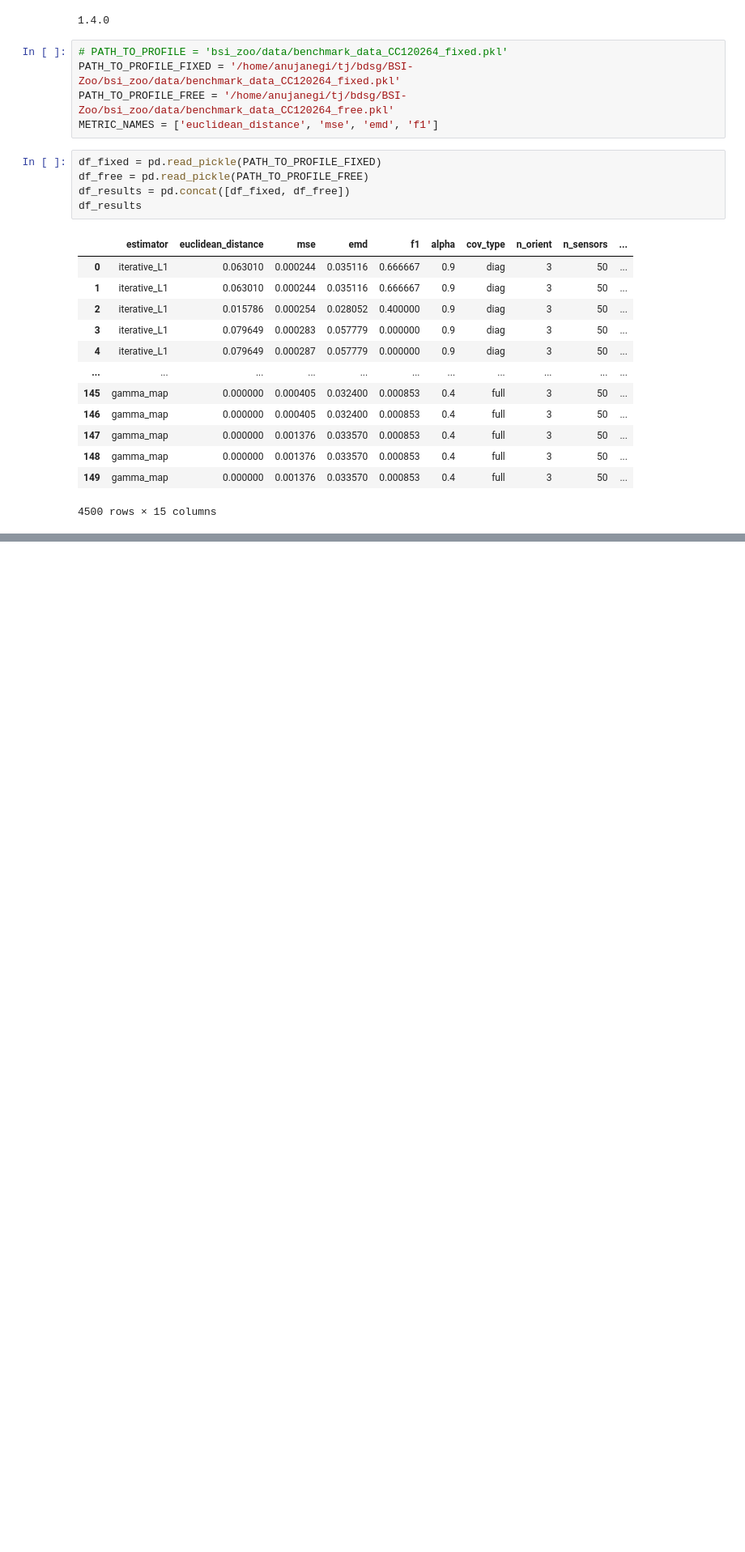
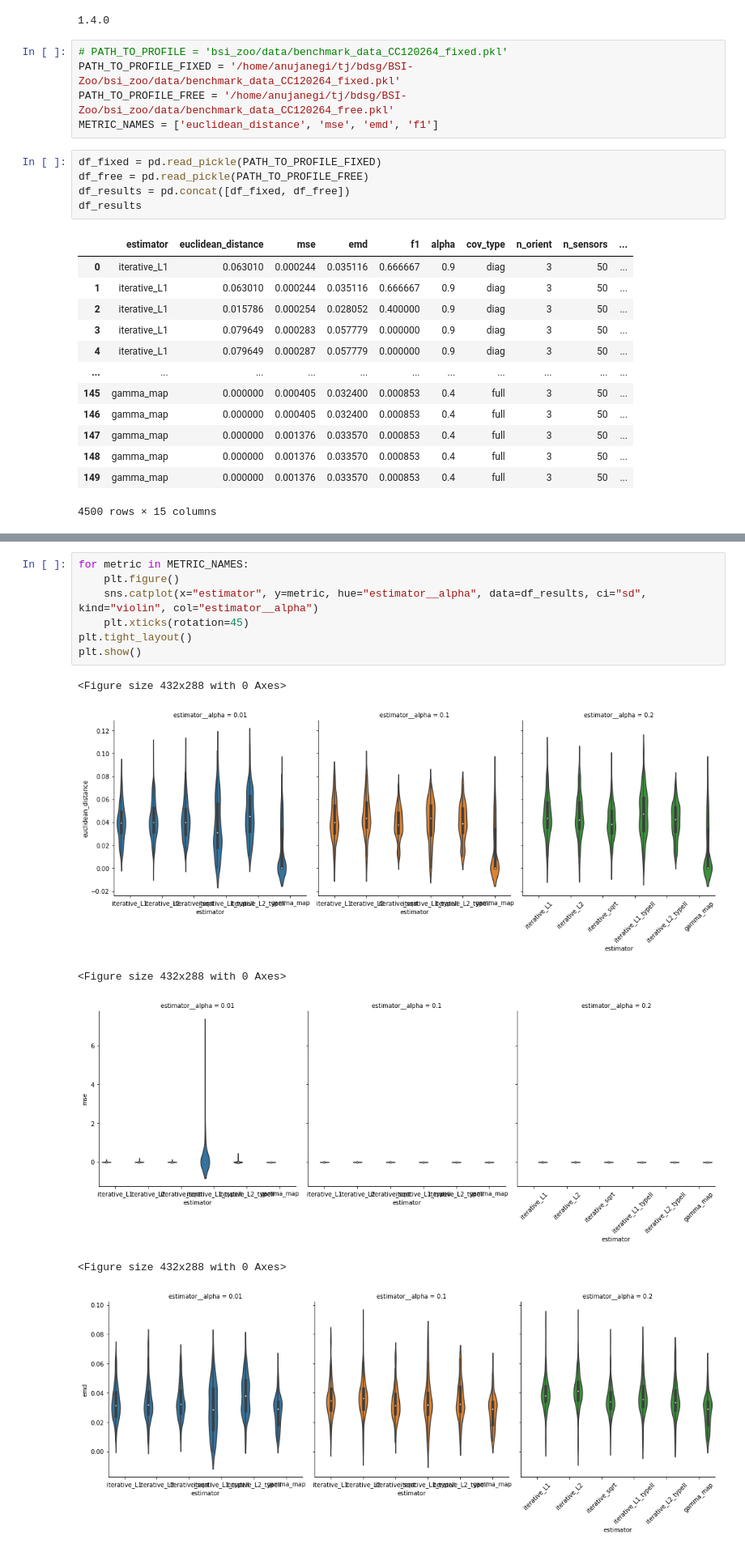
Before and after one commit to braindatalab/BSI-Zoo, a Jupyter notebook: plot_benchmark_metrics.ipynb, the cells around one changed output, grey strips where cells are left out. Shown at 81% size. Cells and saved outputs as stored; diff of their text form; blank space fills up the shorter version.

Commit message:
added catplot

```diff
--- a/plot_benchmark_metrics.ipynb
+++ b/plot_benchmark_metrics.ipynb
@@ -48,0 +58,14 @@ NameError: name 'df_results' is not defined
+# %%
+for metric in METRIC_NAMES:
+    plt.figure()
+    sns.catplot(x="estimator", y=metric, hue="estimator__alpha", data=df_results, ci="sd", kind="violin", col="estimator__alpha")
+    plt.xticks(rotation=45)
+plt.tight_layout()
+plt.show()
+# %% [output]
+<Figure size 432x288 with 0 Axes>
+[figure, added]
+<Figure size 432x288 with 0 Axes>
+[figure, added]
+<Figure size 432x288 with 0 Axes>
+[figure, added]
```
Also changed, not shown: parts of 5 cells of this notebook.
